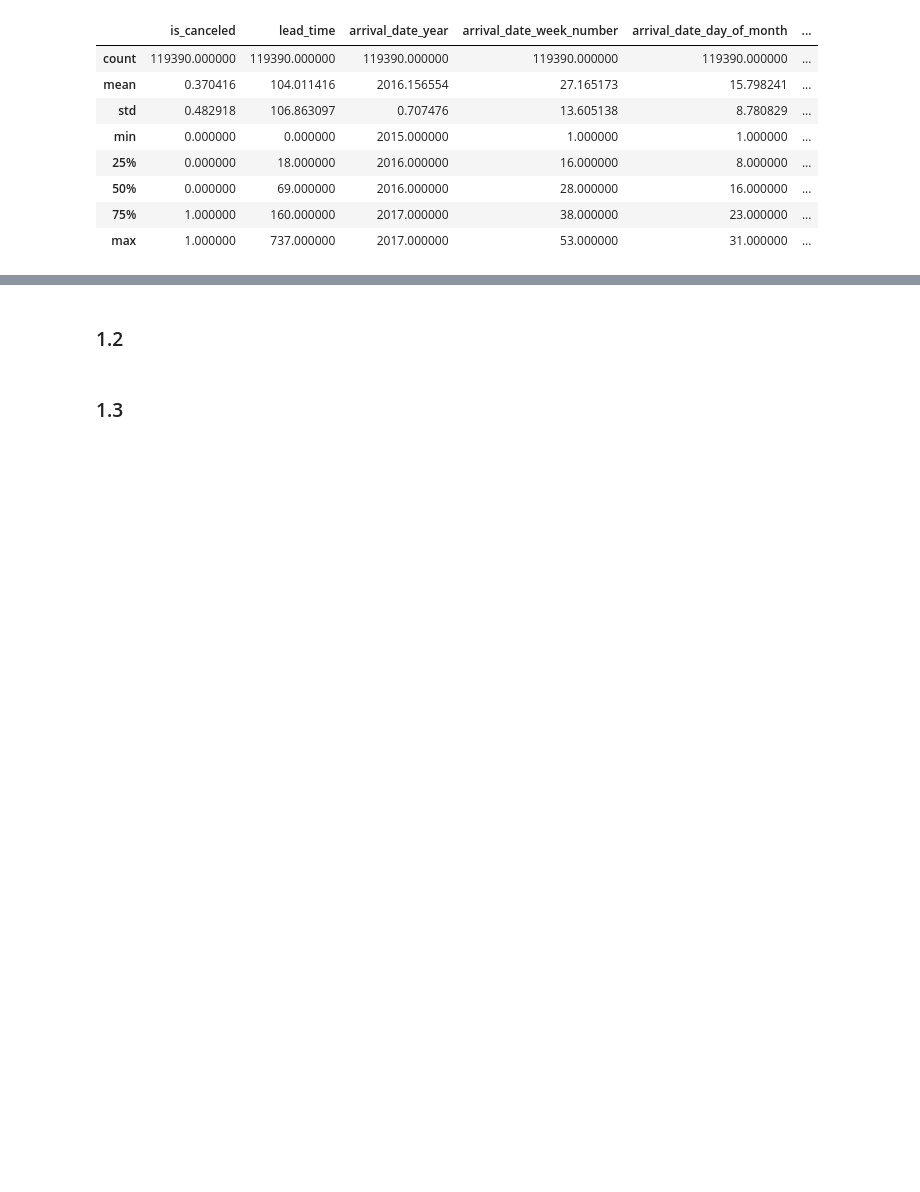
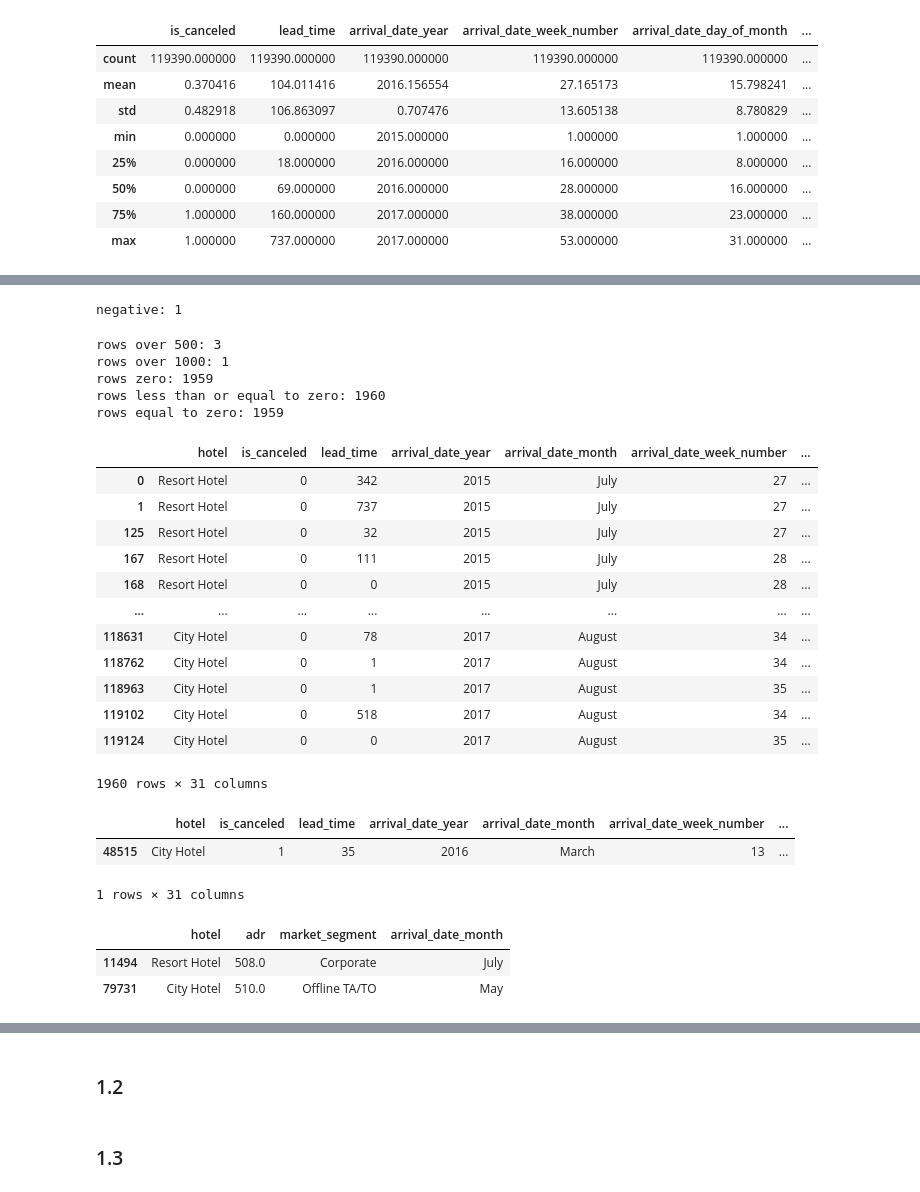
Before and after one commit to clejdan/4300, a Jupyter notebook: Assignment_3/Assignment_3.ipynb, the cells around one changed output, grey strips where cells are left out. Drawn from its saved outputs; the diff is of its cells as text; code cells hidden in the pictures; blank space fills up the shorter version.

Commit message:
Basic 1.1 done, but I think I may be able to be quite granular by checking the unique values for certain columns, and making a decision on it's relation to the cancel rate.

```diff
--- a/Assignment_3/Assignment_3.ipynb
+++ b/Assignment_3/Assignment_3.ipynb
@@ -56,0 +195,4 @@ dtype: int64
+# %%
+df["agent"] = df["agent"].fillna(0).astype(int).astype(str)   # IDs as text labels
+# %%
+df.loc[df["has_agent"] == 0, "agent"] = "None"
@@ -56,0 +214,3 @@ dtype: int64
+# %%
+df["has_company"] = df["company"].notna().astype(int)
+df = df.drop(columns=["company"])
@@ -56,0 +236,3 @@ dtype: int64
+# %%
+df["children"] = df["children"].fillna(0).astype(int)
+print(df["children"])
@@ -56,0 +279,53 @@ dtype: int64
+# %%
+# check how many rows hold a negative adr
+print("negative:", (df["adr"] < 0).sum())
+# %% [output]
+negative: 1
+# %%
+# check how many rows hold an xtreme value
+print("rows over 500:", (df["adr"] > 500).sum())
+
+print("rows over 1000:", (df["adr"] > 1000).sum())
+
+print("rows zero:", (df["adr"] == 0).sum())
+
+print("rows less than or equal to zero:", (df["adr"] <= 0).sum())
+
+print("rows equal to zero:", (df["adr"] == 0).sum())
+# %% [output]
+rows over 500: 3
+rows over 1000: 1
+rows zero: 1959
+rows less than or equal to zero: 1960
+rows equal to zero: 1959
+# %%
+# all negative rows less than or equal to 0 adr
+df[df["adr"] <= 0]
+# %% [output]
+|  | hotel | is_canceled | lead_time | arrival_date_year | arrival_date_month | arrival_date_week_number | ... |
+| 0 | Resort Hotel | 0 | 342 | 2015 | July | 27 | ... |
+| 1 | Resort Hotel | 0 | 737 | 2015 | July | 27 | ... |
+| 125 | Resort Hotel | 0 | 32 | 2015 | July | 27 | ... |
+| 167 | Resort Hotel | 0 | 111 | 2015 | July | 28 | ... |
+| 168 | Resort Hotel | 0 | 0 | 2015 | July | 28 | ... |
+| ... | ... | ... | ... | ... | ... | ... | ... |
+| 118631 | City Hotel | 0 | 78 | 2017 | August | 34 | ... |
+| 118762 | City Hotel | 0 | 1 | 2017 | August | 34 | ... |
+| 118963 | City Hotel | 0 | 1 | 2017 | August | 35 | ... |
+| 119102 | City Hotel | 0 | 518 | 2017 | August | 34 | ... |
+| 119124 | City Hotel | 0 | 0 | 2017 | August | 35 | ... |
+1960 rows × 31 columns
+# %%
+#all rows over 1000 adr
+df[df["adr"] > 1000]
+# %% [output]
+|  | hotel | is_canceled | lead_time | arrival_date_year | arrival_date_month | arrival_date_week_number | ... |
+| 48515 | City Hotel | 1 | 35 | 2016 | March | 13 | ... |
+1 rows × 31 columns
+# %%
+# all rows between 500 and 100
+df[(df["adr"] > 500) & (df["adr"] <= 1000)][["hotel", "adr", "market_segment", "arrival_date_month"]]
+# %% [output]
+|  | hotel | adr | market_segment | arrival_date_month |
+| 11494 | Resort Hotel | 508.0 | Corporate | July |
+| 79731 | City Hotel | 510.0 | Offline TA/TO | May |
```
Also changed, not shown: parts of 74 cells of this notebook, 1 other file.
